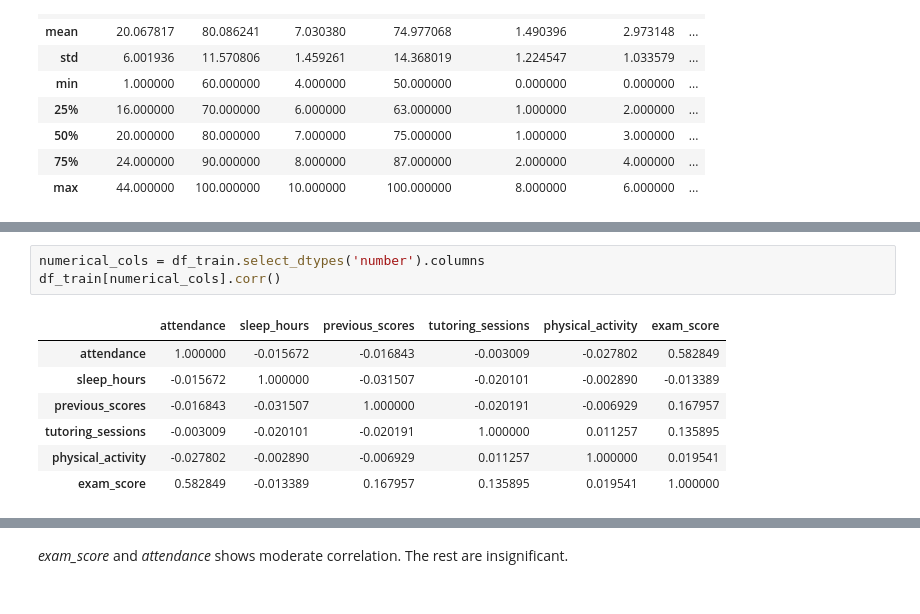
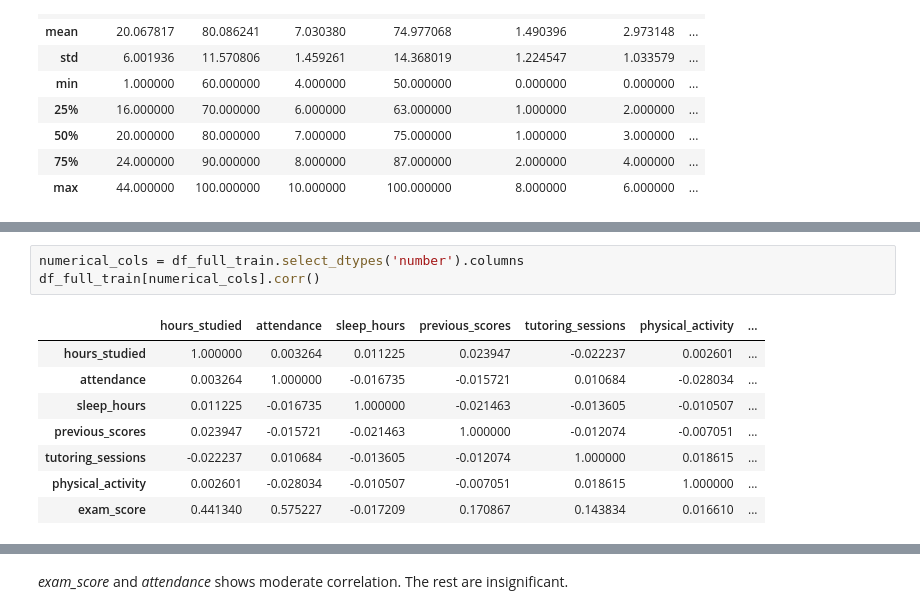
Before and after one commit to kabsmeiou/study-hours-estimator, a Jupyter notebook: study-hours-notebook.ipynb, the cells around one changed output, grey strips where cells are left out. Saved outputs shown, nothing was run; the diff lists cells and outputs as text.

```diff
--- a/study-hours-notebook.ipynb
+++ b/study-hours-notebook.ipynb
@@ -202,11 +146,12 @@ plt.show()
 # %%
-numerical_cols = df_train.select_dtypes('number').columns
-df_train[numerical_cols].corr()
+numerical_cols = df_full_train.select_dtypes('number').columns
+df_full_train[numerical_cols].corr()
 # %% [output]
-|  | attendance | sleep_hours | previous_scores | tutoring_sessions | physical_activity | exam_score |
-| attendance | 1.000000 | -0.015672 | -0.016843 | -0.003009 | -0.027802 | 0.582849 |
-| sleep_hours | -0.015672 | 1.000000 | -0.031507 | -0.020101 | -0.002890 | -0.013389 |
-| previous_scores | -0.016843 | -0.031507 | 1.000000 | -0.020191 | -0.006929 | 0.167957 |
-| tutoring_sessions | -0.003009 | -0.020101 | -0.020191 | 1.000000 | 0.011257 | 0.135895 |
-| physical_activity | -0.027802 | -0.002890 | -0.006929 | 0.011257 | 1.000000 | 0.019541 |
-| exam_score | 0.582849 | -0.013389 | 0.167957 | 0.135895 | 0.019541 | 1.000000 |
+|  | hours_studied | attendance | sleep_hours | previous_scores | tutoring_sessions | physical_activity | ... |
+| hours_studied | 1.000000 | 0.003264 | 0.011225 | 0.023947 | -0.022237 | 0.002601 | ... |
+| attendance | 0.003264 | 1.000000 | -0.016735 | -0.015721 | 0.010684 | -0.028034 | ... |
+| sleep_hours | 0.011225 | -0.016735 | 1.000000 | -0.021463 | -0.013605 | -0.010507 | ... |
+| previous_scores | 0.023947 | -0.015721 | -0.021463 | 1.000000 | -0.012074 | -0.007051 | ... |
+| tutoring_sessions | -0.022237 | 0.010684 | -0.013605 | -0.012074 | 1.000000 | 0.018615 | ... |
+| physical_activity | 0.002601 | -0.028034 | -0.010507 | -0.007051 | 0.018615 | 1.000000 | ... |
+| exam_score | 0.441340 | 0.575227 | -0.017209 | 0.170867 | 0.143834 | 0.016610 | ... |
```
Also changed, not shown: parts of 31 cells of this notebook.
